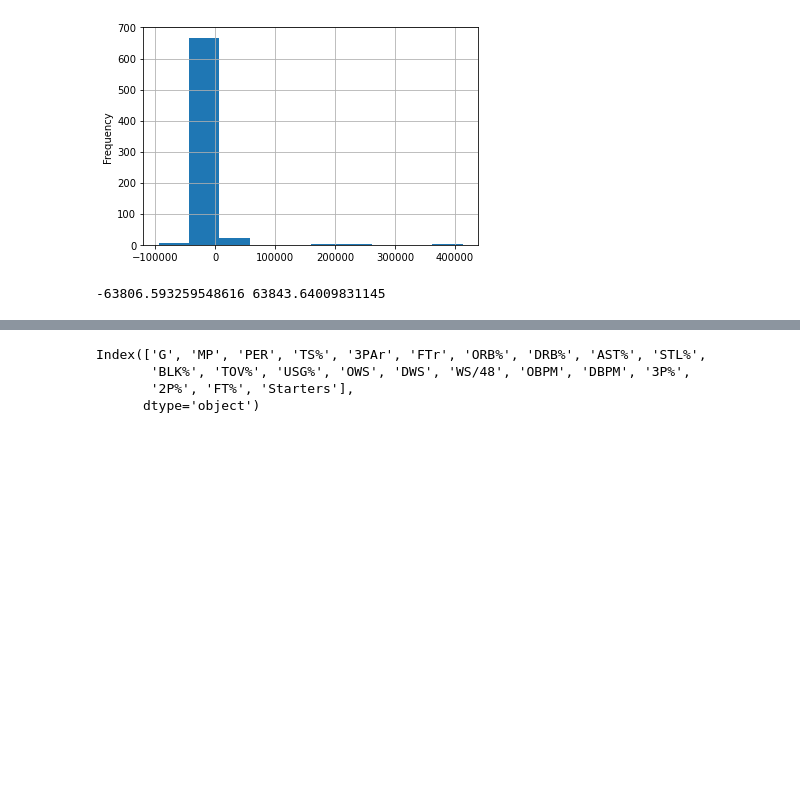
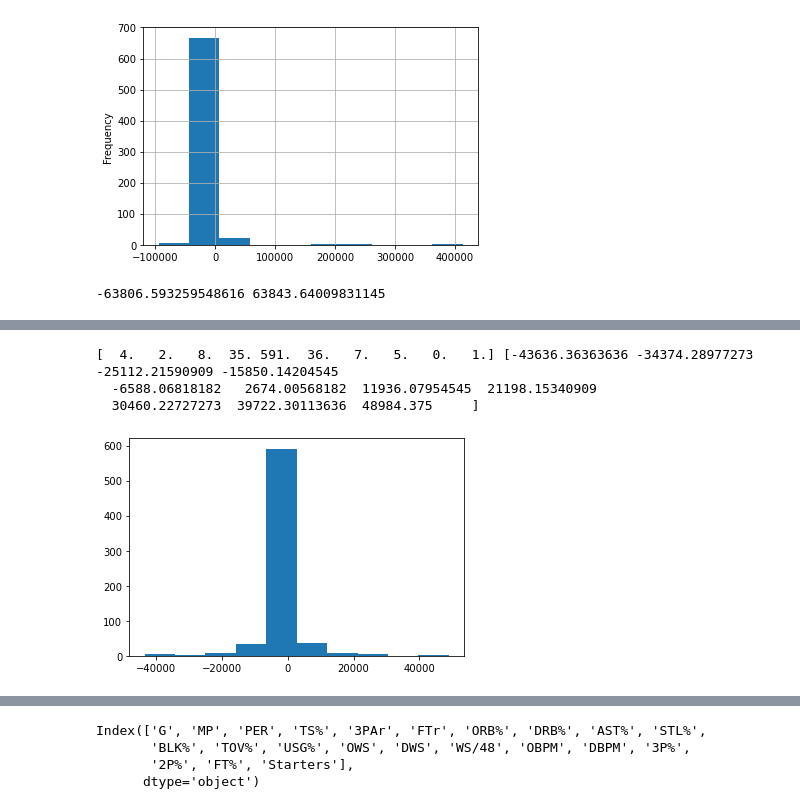
Before and after one commit to GauravMohan1/NBA-Veteran_Analysis, a Jupyter notebook: ml_modeling.ipynb, the cells around one changed output, grey strips where cells are left out. Cells and saved outputs as stored; diff of their text form; code cells hidden in the pictures; blank space fills up the shorter version.

```diff
--- a/ml_modeling.ipynb
+++ b/ml_modeling.ipynb
@@ -60,3 +57,11 @@ df['Veteran Value'].plot.hist(grid=True)
+# %%
+n, bins, patches = plt.hist(df['Veteran Value'])
+print(n,bins)
+# %% [output]
+[  4.   2.   8.  35. 591.  36.   7.   5.   0.   1.] [-43636.36363636 -34374.28977273 -25112.21590909 -15850.14204545
+  -6588.06818182   2674.00568182  11936.07954545  21198.15340909
+  30460.22727273  39722.30113636  48984.375     ]
+[figure, added]
 # %%
 target = df['Veteran Value']
 
```
Also changed, not shown: parts of 42 cells of this notebook.
